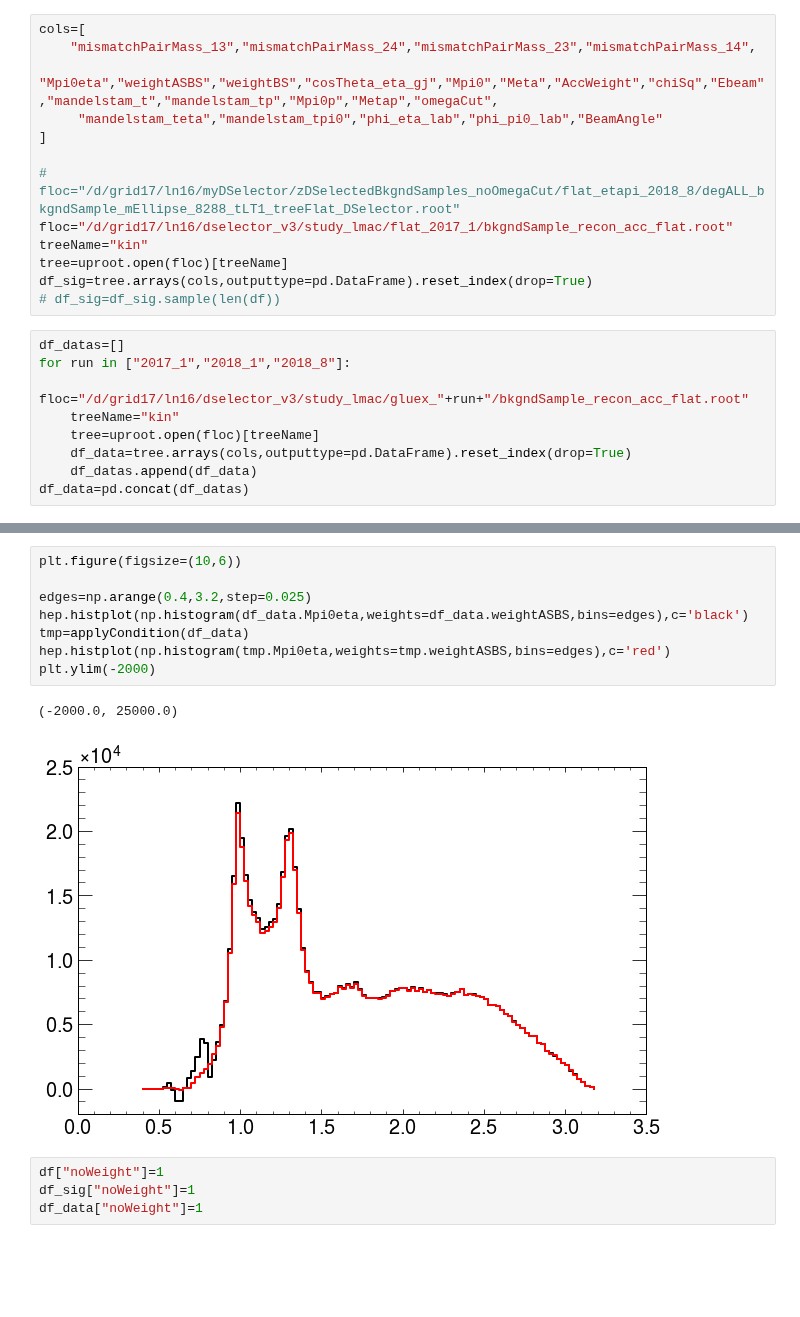
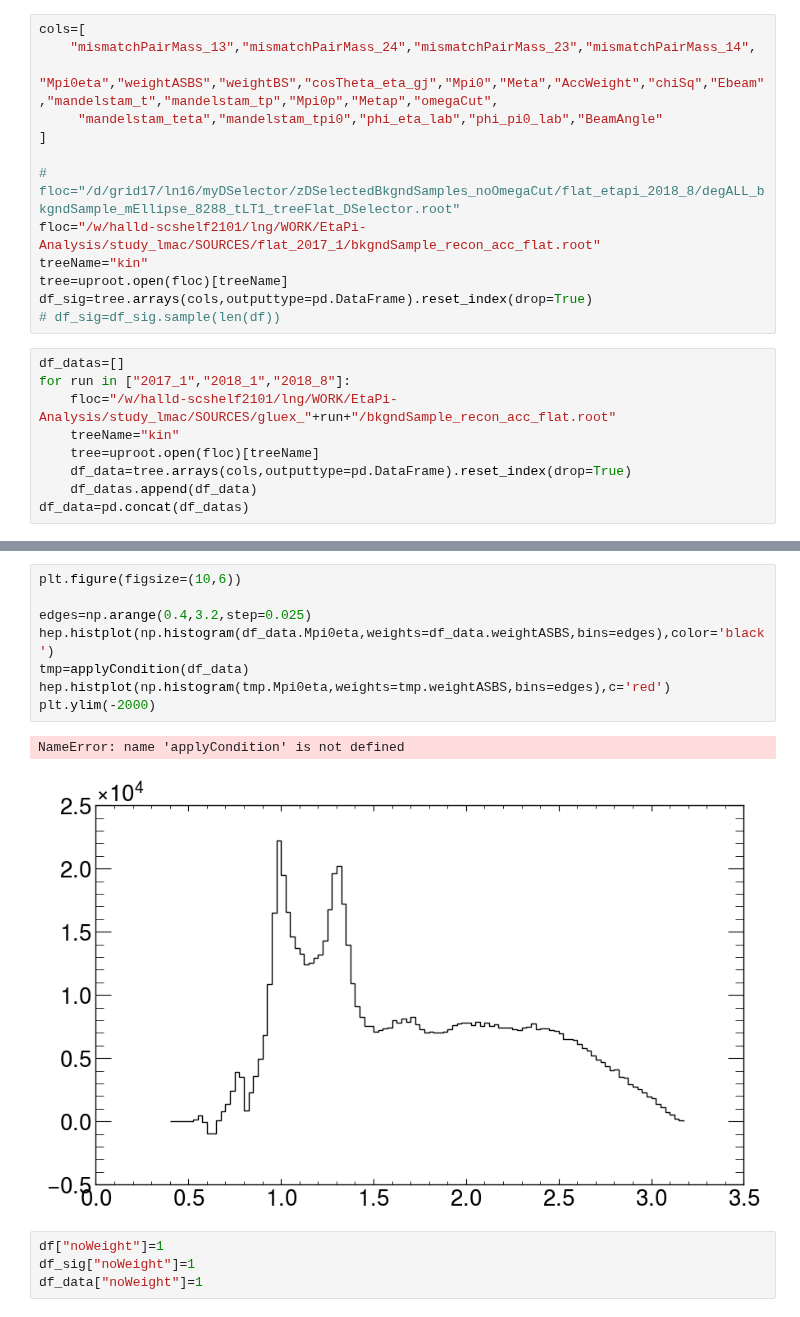
Before and after one commit to lan13005/EtaPi-Analysis, a Jupyter notebook: study_lmac/lowMassAltCombos.ipynb, the cells around one changed output, grey strips where cells are left out. Drawn from its saved outputs; the diff is of its cells as text; blank space fills up the shorter version.

Commit message:
feat: updates to fix analysis note plots on jlab

```diff
--- a/study_lmac/lowMassAltCombos.ipynb
+++ b/study_lmac/lowMassAltCombos.ipynb
@@ -84,7 +88,7 @@ cols=[
 ]
 
 # floc="/d/grid17/ln16/myDSelector/zDSelectedBkgndSamples_noOmegaCut/flat_etapi_2018_8/degALL_bkgndSample_mEllipse_8288_tLT1_treeFlat_DSelector.root"
-floc="/d/grid17/ln16/dselector_v3/study_lmac/flat_2017_1/bkgndSample_recon_acc_flat.root"
+floc="/w/halld-scshelf2101/lng/WORK/EtaPi-Analysis/study_lmac/SOURCES/flat_2017_1/bkgndSample_recon_acc_flat.root"
 treeName="kin"
 tree=uproot.open(floc)[treeName]
 df_sig=tree.arrays(cols,outputtype=pd.DataFrame).reset_index(drop=True)
@@ -92,7 +96,7 @@ df_sig=tree.arrays(cols,outputtype=pd.DataFrame).reset_index(drop=True)
 # %%
 df_datas=[]
 for run in ["2017_1","2018_1","2018_8"]:
-    floc="/d/grid17/ln16/dselector_v3/study_lmac/gluex_"+run+"/bkgndSample_recon_acc_flat.root"
+    floc="/w/halld-scshelf2101/lng/WORK/EtaPi-Analysis/study_lmac/SOURCES/gluex_"+run+"/bkgndSample_recon_acc_flat.root"
     treeName="kin"
     tree=uproot.open(floc)[treeName]
     df_data=tree.arrays(cols,outputtype=pd.DataFrame).reset_index(drop=True)
@@ -106,14 +110,14 @@ df_data.mandelstam_t.hist(bins=100)
 # %%
 plt.figure(figsize=(10,6))
 
 edges=np.arange(0.4,3.2,step=0.025)
-hep.histplot(np.histogram(df_data.Mpi0eta,weights=df_data.weightASBS,bins=edges),c='black')
+hep.histplot(np.histogram(df_data.Mpi0eta,weights=df_data.weightASBS,bins=edges),color='black')
 tmp=applyCondition(df_data)
 hep.histplot(np.histogram(tmp.Mpi0eta,weights=tmp.weightASBS,bins=edges),c='red')
 plt.ylim(-2000)
 # %% [output]
-(-2000.0, 25000.0)
+NameError: name 'applyCondition' is not defined
-[figure, old version]
+[figure, new version]
 # %%
 df["noWeight"]=1
 df_sig["noWeight"]=1
```
Also changed, not shown: parts of 7 cells of this notebook, 4 other files.
